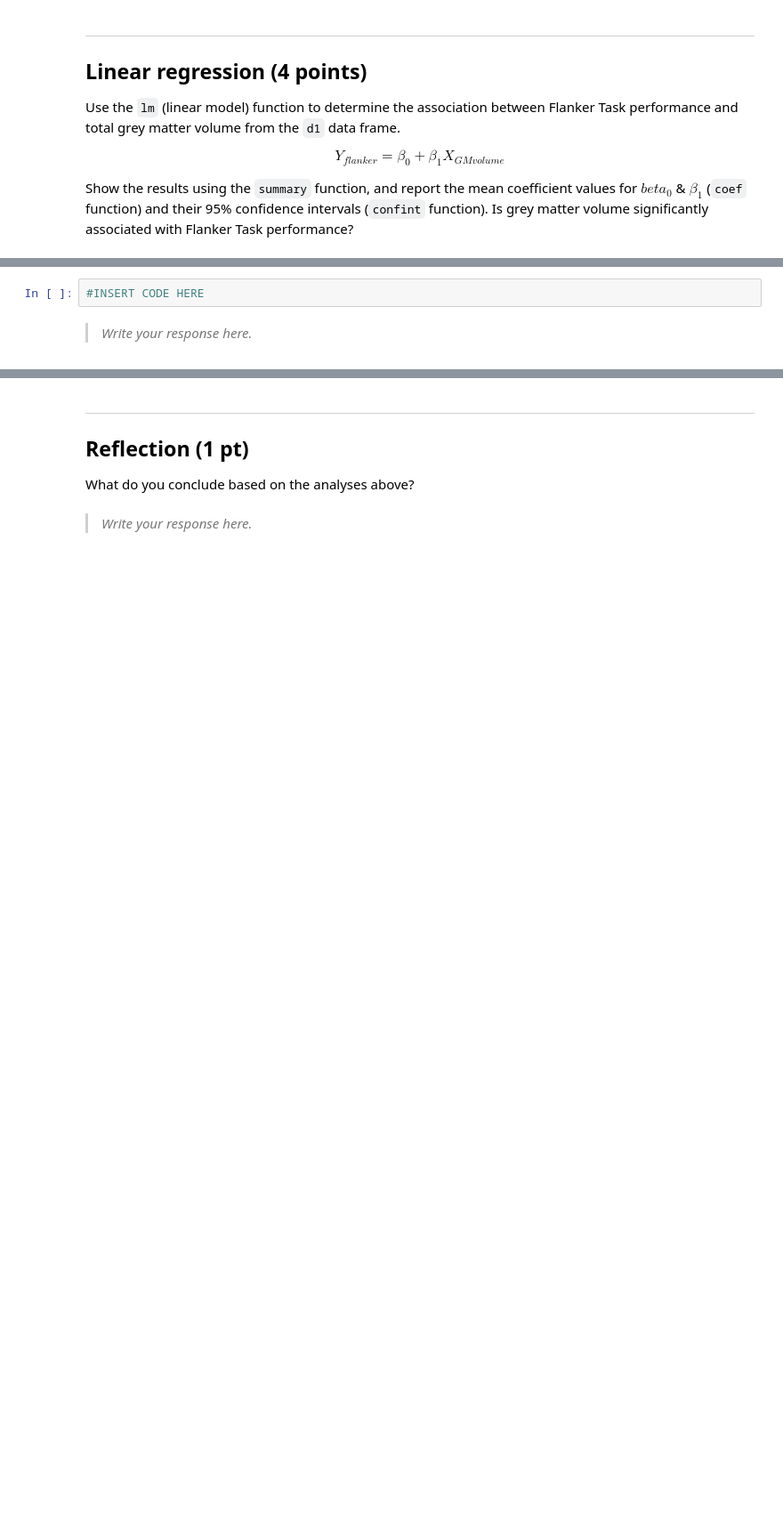
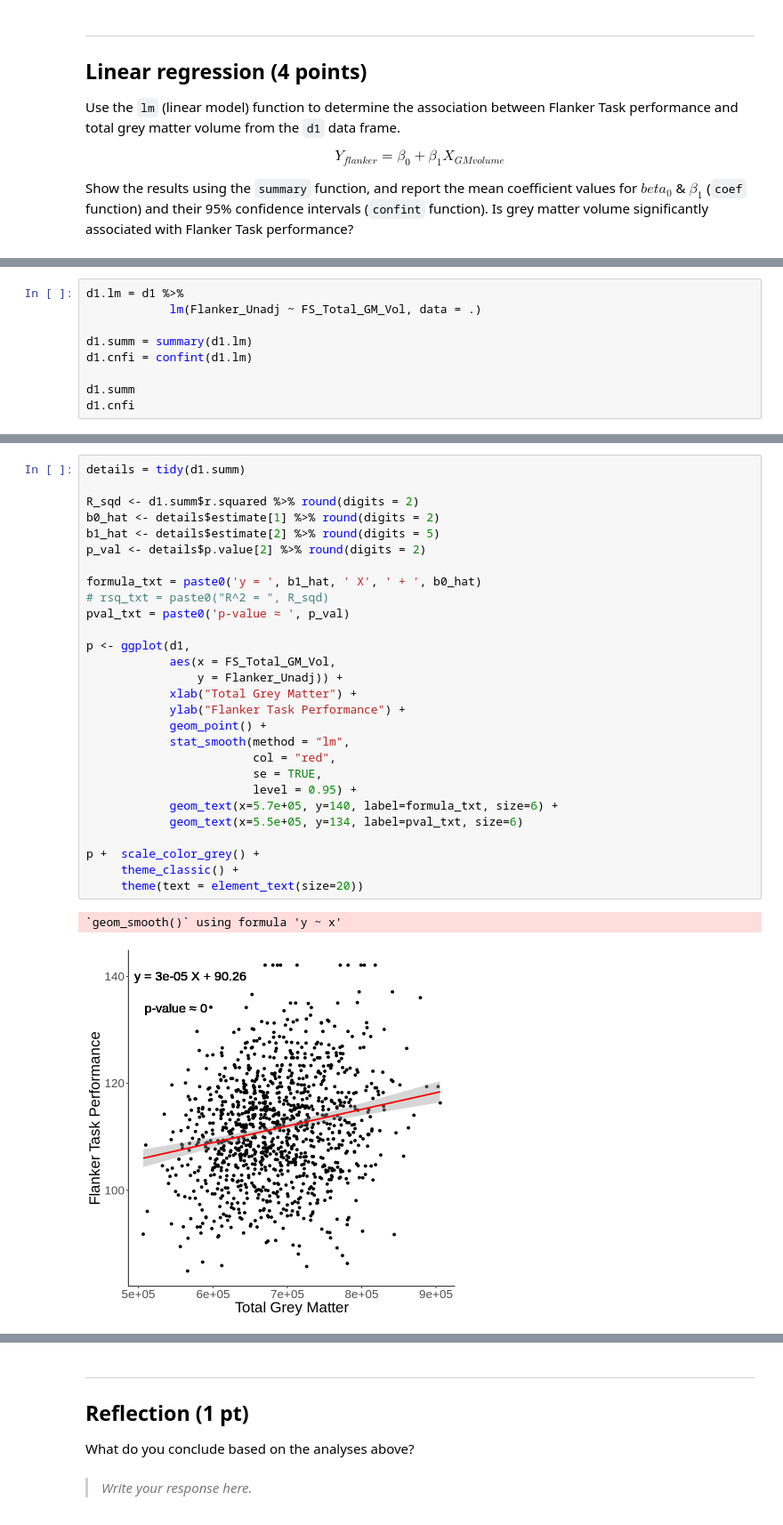
Before and after one commit to CoAxLab/DataSciencePsychNeuro, a Jupyter notebook: Homeworks/Homework4.ipynb, the cells around one changed output, grey strips where cells are left out. Shown at 89% size. Cells and saved outputs as stored; diff of their text form; blank space fills up the shorter version.

```diff
--- a/Homeworks/Homework4.ipynb
+++ b/Homeworks/Homework4.ipynb
@@ -43,0 +79,9 @@ Show the results using the `summary` function, and report the mean coefficient v
+# %%
+d1.lm = d1 %>%
+            lm(Flanker_Unadj ~ FS_Total_GM_Vol, data = .)
+
+d1.summ = summary(d1.lm)
+d1.cnfi = confint(d1.lm)
+
+d1.summ
+d1.cnfi
@@ -49,4 +117,31 @@ Use `ggplot` to plot the `FS_Total_GM_Vol` variable (x axis) against the `Flanke
-# %%
-#INSERT CODE HERE
-# %% [markdown]
-> *Write your response here.*
+# %%
+details = tidy(d1.summ)
+
+R_sqd <- d1.summ$r.squared %>% round(digits = 2)
+b0_hat <- details$estimate[1] %>% round(digits = 2)
+b1_hat <- details$estimate[2] %>% round(digits = 5)
+p_val <- details$p.value[2] %>% round(digits = 2)
+
+formula_txt = paste0('y = ', b1_hat, ' X', ' + ', b0_hat)
+# rsq_txt = paste0("R^2 = ", R_sqd)
+pval_txt = paste0('p-value ≈ ', p_val)
+
+p <- ggplot(d1,
+            aes(x = FS_Total_GM_Vol,
+                y = Flanker_Unadj)) +
+            xlab("Total Grey Matter") +
+            ylab("Flanker Task Performance") +
+            geom_point() +
+            stat_smooth(method = "lm",
+                        col = "red",
+                        se = TRUE,
+                        level = 0.95) +
+            geom_text(x=5.7e+05, y=140, label=formula_txt, size=6) +
+            geom_text(x=5.5e+05, y=134, label=pval_txt, size=6)
+
+p +  scale_color_grey() +
+     theme_classic() +
+     theme(text = element_text(size=20))
+# %% [output]
+`geom_smooth()` using formula 'y ~ x'
+[figure, added]
```
Also changed, not shown: parts of 13 cells of this notebook.
